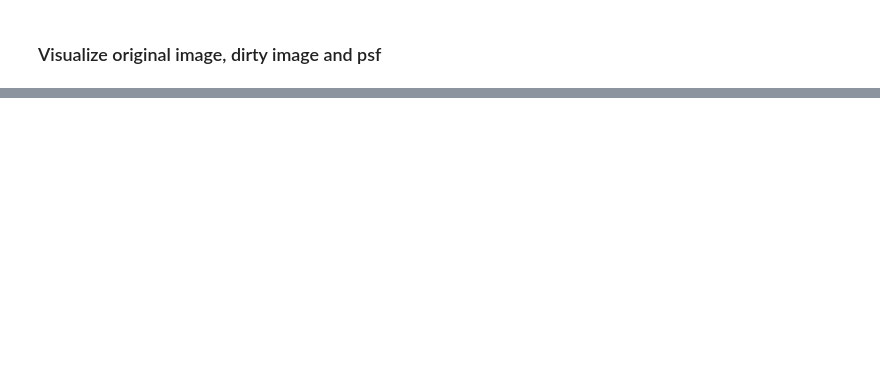
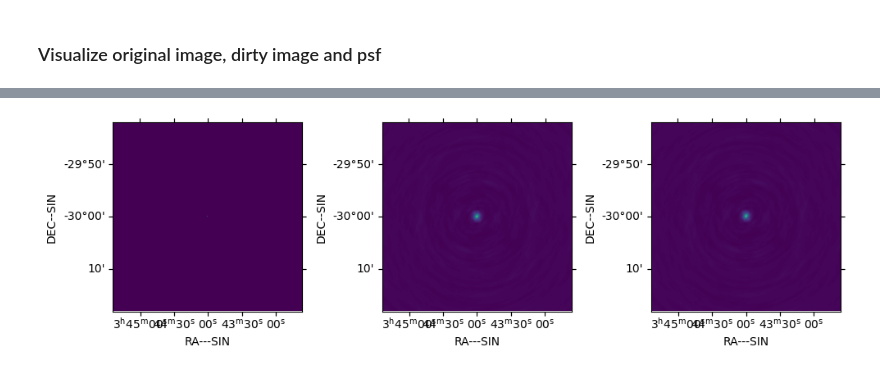
Before and after one commit to simon-prunet/radio-imaging, a Jupyter notebook: dirty.ipynb, the cells around one changed output, grey strips where cells are left out. Drawn from its saved outputs; the diff is of its cells as text; code cells hidden in the pictures; blank space fills up the shorter version.

```diff
--- a/dirty.ipynb
+++ b/dirty.ipynb
@@ -98,3 +80,24 @@ pl=show_image(psf,cm=cmap)
+# %%
+#show_image(im,cm=cmap)
+#show_image(dirty,cm=cmap)
+#show_image(psf,cm=cmap)
+fig = plt.figure(figsize=(12,3))
+ax=fig.add_subplot(1,3,1,projection=im.image_acc.wcs.sub([1, 2]))
+ax.imshow(im.pixels.data[0,0,:,:],origin='lower',cmap=cmap)
+ax.set_xlabel(im.image_acc.wcs.wcs.ctype[0])
+ax.set_ylabel(im.image_acc.wcs.wcs.ctype[1])
+
+ax=fig.add_subplot(1,3,2,projection=dirty.image_acc.wcs.sub([1, 2]))
+ax.imshow(dirty.pixels.data[0,0,:,:],origin='lower',cmap=cmap)
+ax.set_xlabel(dirty.image_acc.wcs.wcs.ctype[0])
+ax.set_ylabel(dirty.image_acc.wcs.wcs.ctype[1])
+
+ax=fig.add_subplot(1,3,3,projection=psf.image_acc.wcs.sub([1, 2]))
+ax.imshow(psf.pixels.data[0,0,:,:],origin='lower',cmap=cmap)
+ax.set_xlabel(psf.image_acc.wcs.wcs.ctype[0])
+ax.set_ylabel(psf.image_acc.wcs.wcs.ctype[1])
+# %% [output]
+[figure, added]
 # %%
 dirty.image_acc.export_to_fits('data/dirty_ps.fits')
 psf.image_acc.export_to_fits('data/psf.fits')
```
Also changed, not shown: parts of 16 cells of this notebook.
